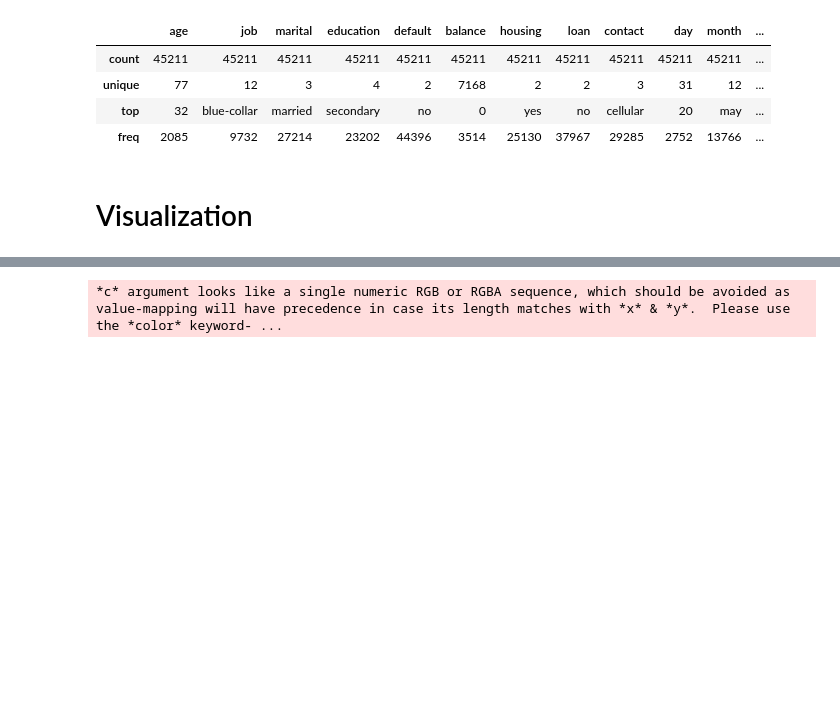
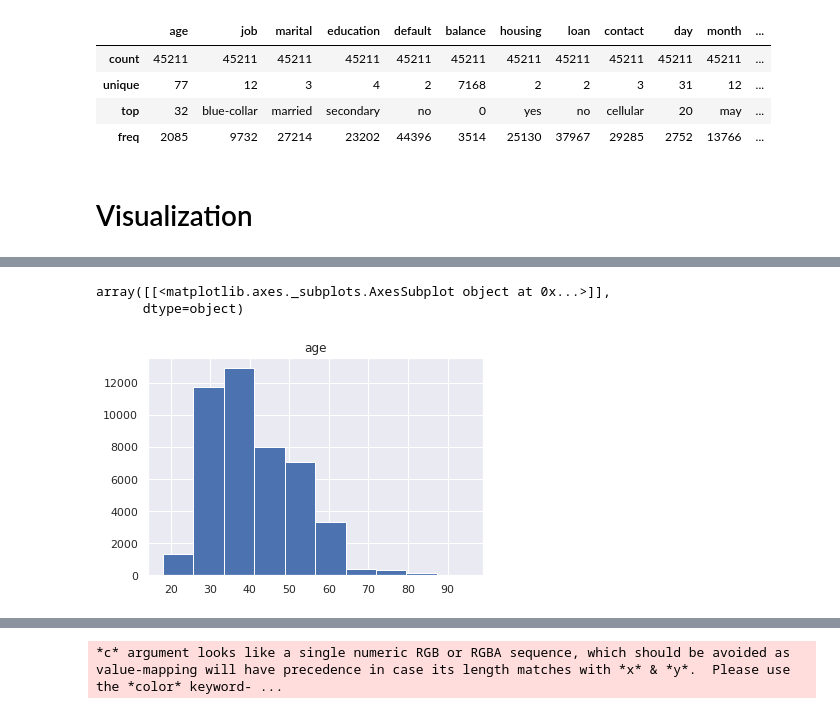
Before and after one commit to nezihaksu/Bank_Marketing_Analysis, a Jupyter notebook: Term_Deposit_EDA.ipynb, the cells around one changed output, grey strips where cells are left out. Drawn from its saved outputs; the diff is of its cells as text; code cells hidden in the pictures; blank space fills up the shorter version.

```diff
--- a/Term_Deposit_EDA.ipynb
+++ b/Term_Deposit_EDA.ipynb
@@ -116,0 +124,7 @@ df.describe()
+# %%
+df.hist(column="age")
+#People who are between the ages of 35-40 are the majority.
+# %% [output]
+array([[<matplotlib.axes._subplots.AxesSubplot object at 0x...>]],
+      dtype=object)
+[figure, added]
```
Also changed, not shown: parts of 3 cells of this notebook.
